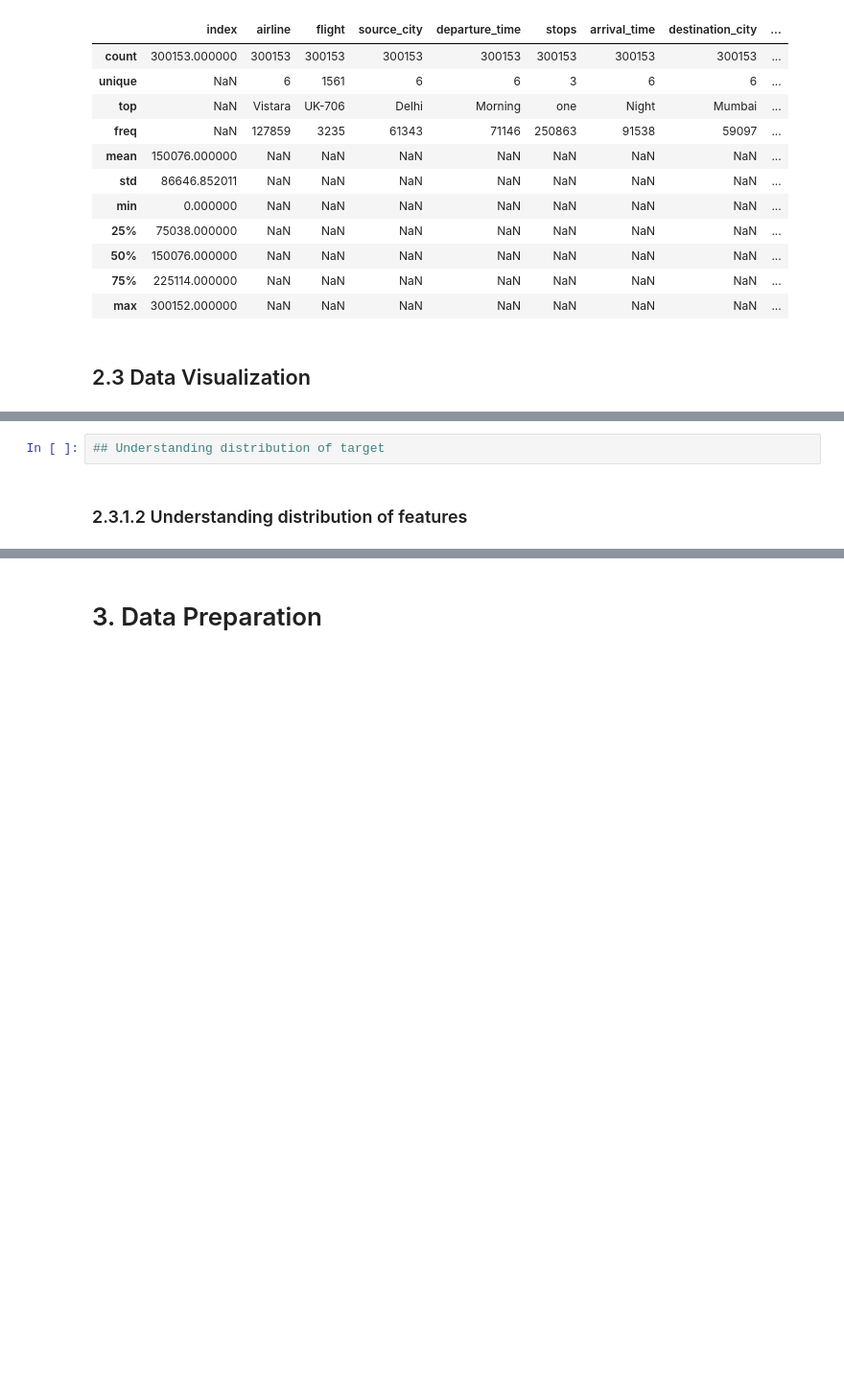
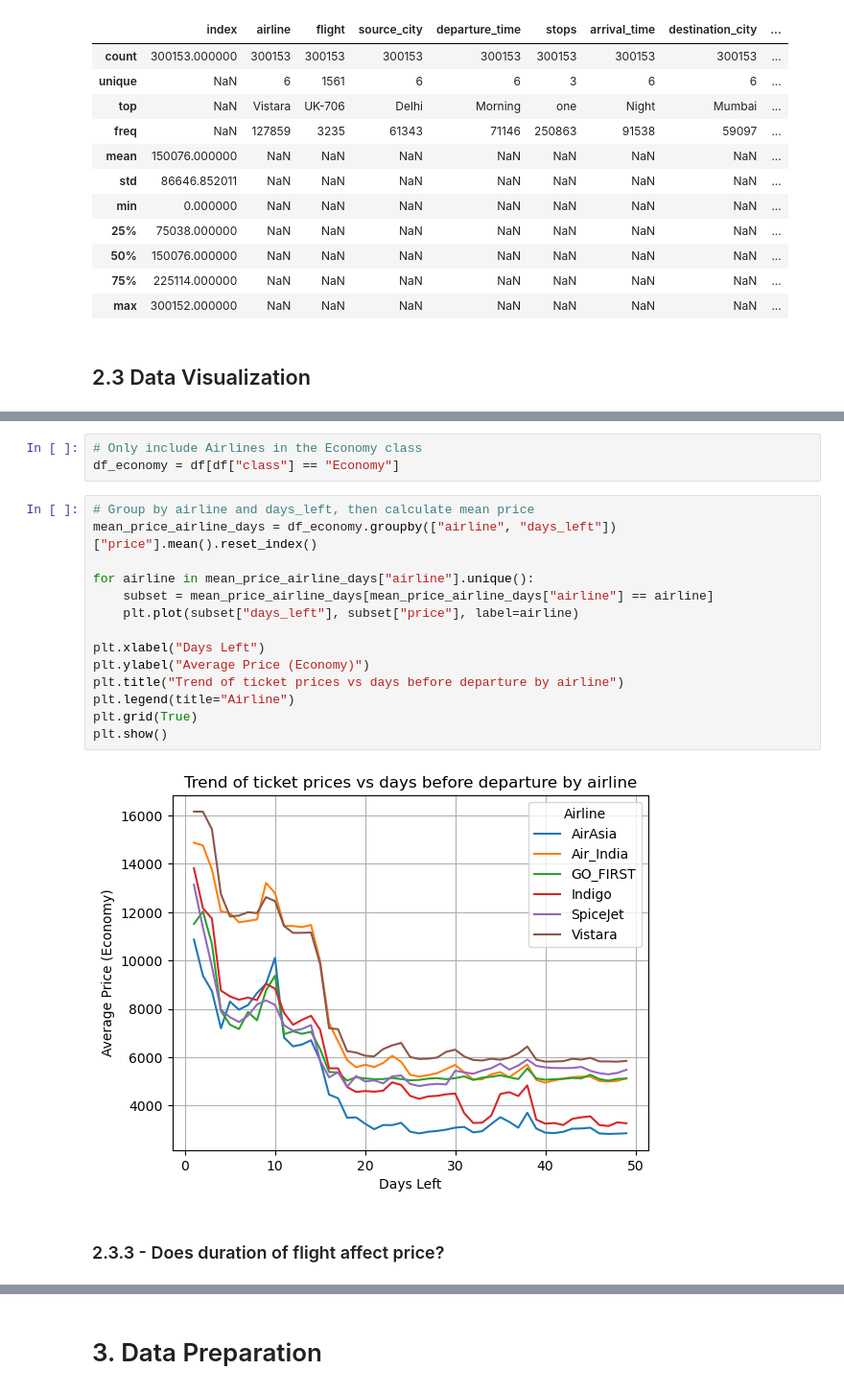
Before and after one commit to Justin-TP/mldp-project, a Jupyter notebook: MLDP Program Codes Submission Template.ipynb, the cells around one changed output, grey strips where cells are left out. Shown at 96% size. Drawn from its saved outputs; the diff is of its cells as text; blank space fills up the shorter version.

```diff
--- a/MLDP Program Codes Submission Template.ipynb
+++ b/MLDP Program Codes Submission Template.ipynb
@@ -133,4 +153,21 @@ df.describe(include="all")
 # %%
-## Understanding distribution of target
+# Only include Airlines in the Economy class
+df_economy = df[df["class"] == "Economy"]
+# %%
+# Group by airline and days_left, then calculate mean price
+mean_price_airline_days = df_economy.groupby(["airline", "days_left"])["price"].mean().reset_index()
+
+for airline in mean_price_airline_days["airline"].unique():
+    subset = mean_price_airline_days[mean_price_airline_days["airline"] == airline]
+    plt.plot(subset["days_left"], subset["price"], label=airline)
+
+plt.xlabel("Days Left")
+plt.ylabel("Average Price (Economy)")
+plt.title("Trend of ticket prices vs days before departure by airline")
+plt.legend(title="Airline")
+plt.grid(True)
+plt.show()
+# %% [output]
+[figure, added]
 # %% [markdown]
-### 2.3.1.2 Understanding distribution of features
+### 2.3.3 - Does duration of flight affect price?
```
Also changed, not shown: parts of 16 cells of this notebook.
